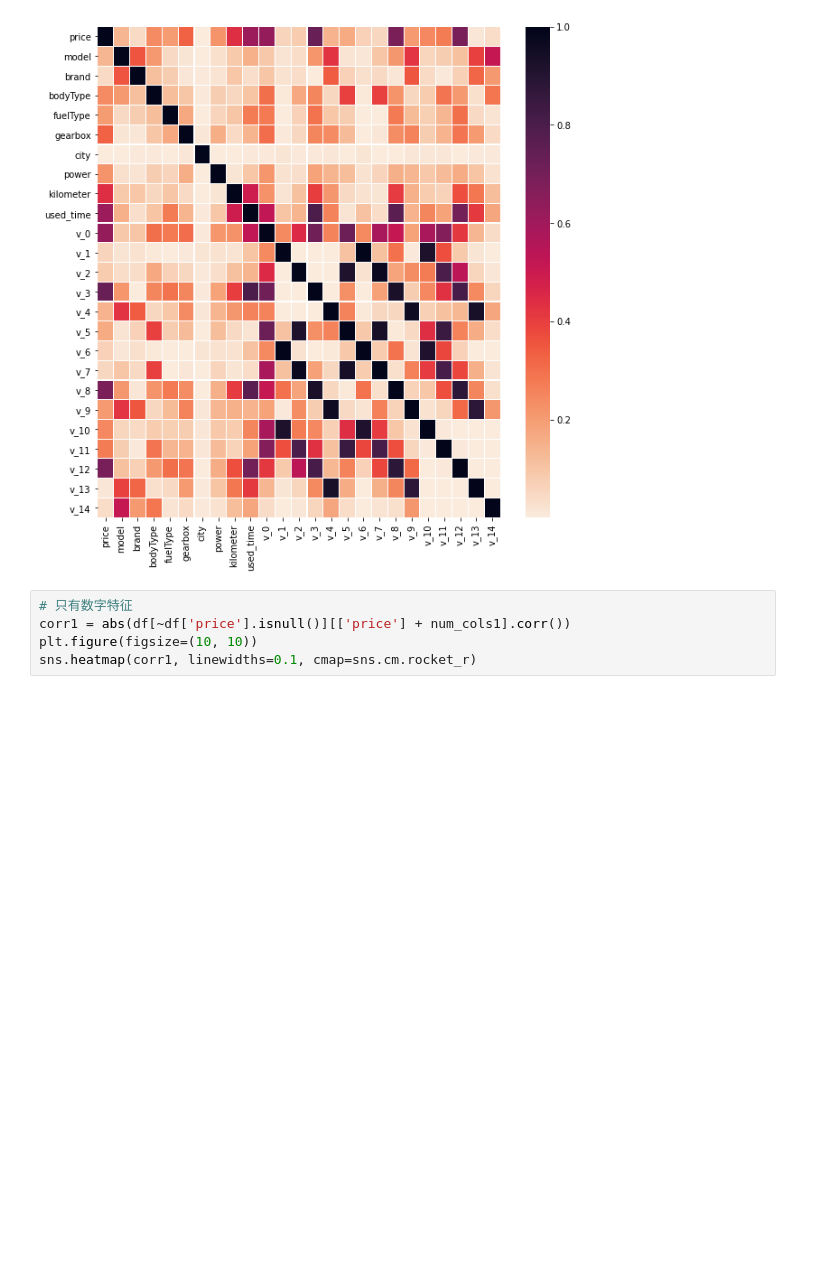
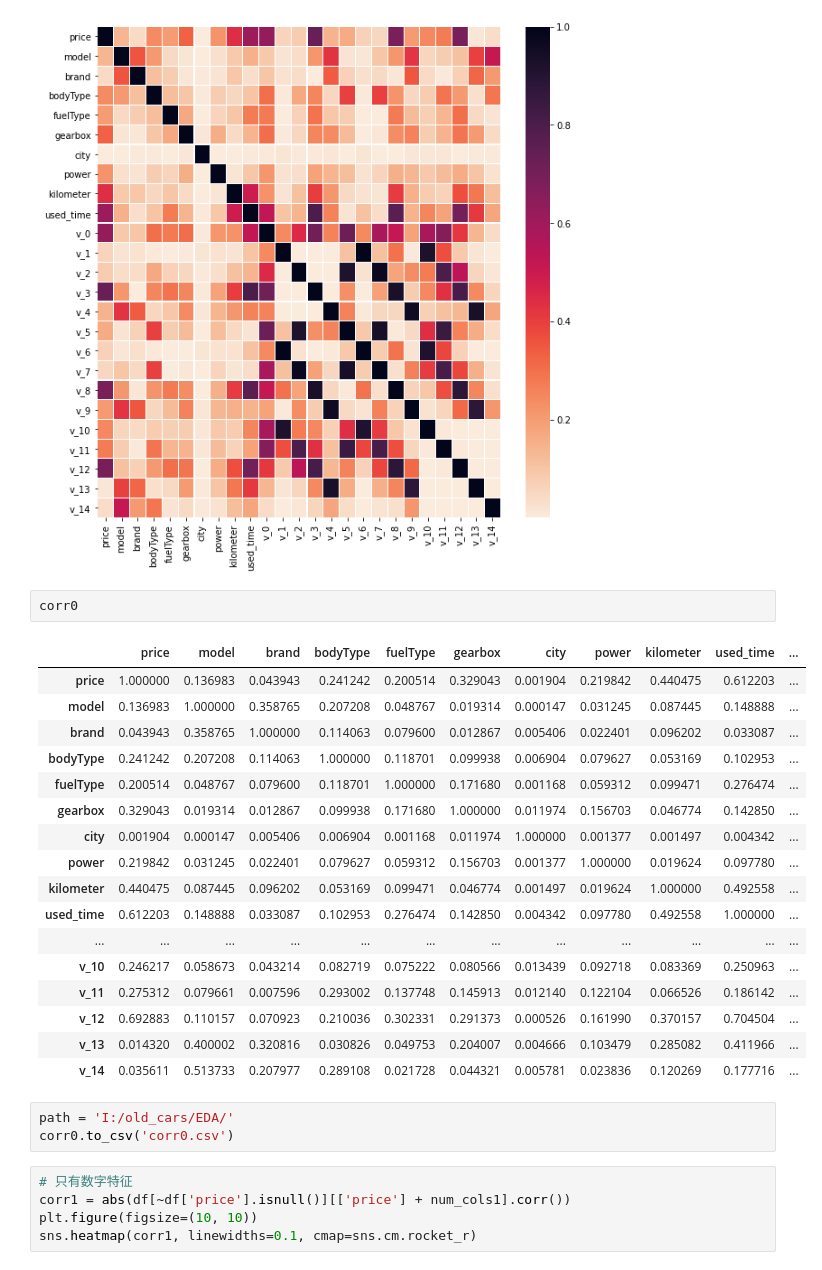
Before and after one commit to syb1/EDA, a Jupyter notebook: cars_price1.ipynb, the cells around one changed output. Cells and saved outputs as stored; diff of their text form; blank space fills up the shorter version.

```diff
--- a/cars_price1.ipynb
+++ b/cars_price1.ipynb
@@ -367,6 +367,29 @@ sns.heatmap(corr0, linewidths=0.1, cmap=sns.cm.rocket_r)
 # %% [output]
 <matplotlib.axes._subplots.AxesSubplot at 0x...>
 [figure]
+# %%
+corr0
+# %% [output]
+|  | price | model | brand | bodyType | fuelType | gearbox | city | power | kilometer | used_time | ... |
+| price | 1.000000 | 0.136983 | 0.043943 | 0.241242 | 0.200514 | 0.329043 | 0.001904 | 0.219842 | 0.440475 | 0.612203 | ... |
+| model | 0.136983 | 1.000000 | 0.358765 | 0.207208 | 0.048767 | 0.019314 | 0.000147 | 0.031245 | 0.087445 | 0.148888 | ... |
+| brand | 0.043943 | 0.358765 | 1.000000 | 0.114063 | 0.079600 | 0.012867 | 0.005406 | 0.022401 | 0.096202 | 0.033087 | ... |
+| bodyType | 0.241242 | 0.207208 | 0.114063 | 1.000000 | 0.118701 | 0.099938 | 0.006904 | 0.079627 | 0.053169 | 0.102953 | ... |
+| fuelType | 0.200514 | 0.048767 | 0.079600 | 0.118701 | 1.000000 | 0.171680 | 0.001168 | 0.059312 | 0.099471 | 0.276474 | ... |
+| gearbox | 0.329043 | 0.019314 | 0.012867 | 0.099938 | 0.171680 | 1.000000 | 0.011974 | 0.156703 | 0.046774 | 0.142850 | ... |
+| city | 0.001904 | 0.000147 | 0.005406 | 0.006904 | 0.001168 | 0.011974 | 1.000000 | 0.001377 | 0.001497 | 0.004342 | ... |
+| power | 0.219842 | 0.031245 | 0.022401 | 0.079627 | 0.059312 | 0.156703 | 0.001377 | 1.000000 | 0.019624 | 0.097780 | ... |
+| kilometer | 0.440475 | 0.087445 | 0.096202 | 0.053169 | 0.099471 | 0.046774 | 0.001497 | 0.019624 | 1.000000 | 0.492558 | ... |
+| used_time | 0.612203 | 0.148888 | 0.033087 | 0.102953 | 0.276474 | 0.142850 | 0.004342 | 0.097780 | 0.492558 | 1.000000 | ... |
+| ... | ... | ... | ... | ... | ... | ... | ... | ... | ... | ... | ... |
+| v_10 | 0.246217 | 0.058673 | 0.043214 | 0.082719 | 0.075222 | 0.080566 | 0.013439 | 0.092718 | 0.083369 | 0.250963 | ... |
+| v_11 | 0.275312 | 0.079661 | 0.007596 | 0.293002 | 0.137748 | 0.145913 | 0.012140 | 0.122104 | 0.066526 | 0.186142 | ... |
+| v_12 | 0.692883 | 0.110157 | 0.070923 | 0.210036 | 0.302331 | 0.291373 | 0.000526 | 0.161990 | 0.370157 | 0.704504 | ... |
+| v_13 | 0.014320 | 0.400002 | 0.320816 | 0.030826 | 0.049753 | 0.204007 | 0.004666 | 0.103479 | 0.285082 | 0.411966 | ... |
+| v_14 | 0.035611 | 0.513733 | 0.207977 | 0.289108 | 0.021728 | 0.044321 | 0.005781 | 0.023836 | 0.120269 | 0.177716 | ... |
+# %%
+path = 'I:/old_cars/EDA/'
+corr0.to_csv('corr0.csv')
 # %%
 # 只有数字特征
 corr1 = abs(df[~df['price'].isnull()][['price'] + num_cols1].corr())
```
Also changed, not shown: parts of 1 cell of this notebook, 6 other files.
